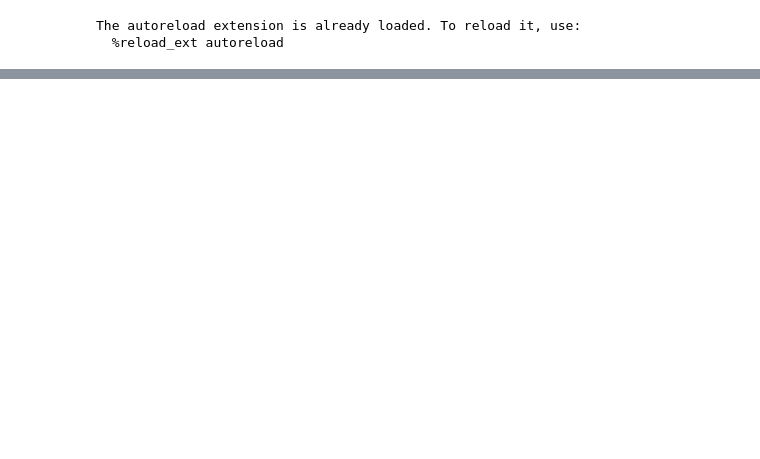
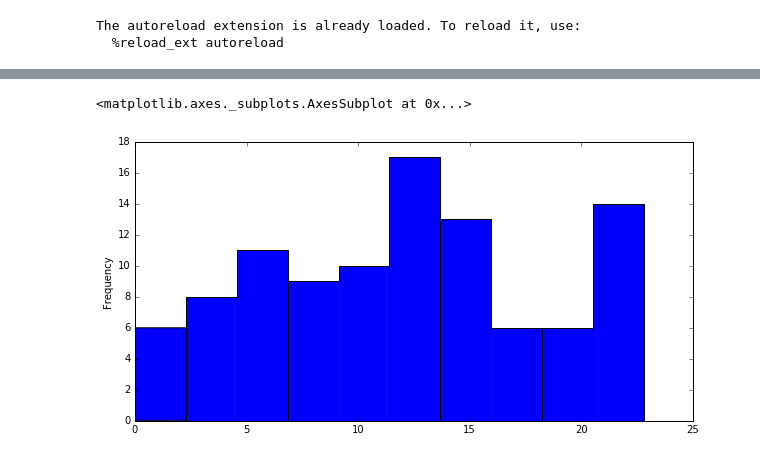
Before and after one commit to nitishAl/mlbootcamp, a Jupyter notebook: week2/week2.ipynb, the cells around one changed output, grey strips where cells are left out. Saved outputs shown, nothing was run; the diff lists cells and outputs as text; code cells hidden in the pictures; blank space fills up the shorter version.

```diff
--- a/week2/week2.ipynb
+++ b/week2/week2.ipynb
@@ -85,0 +97,5 @@ sample_data.value_counts().sort_index().plot.bar()
+# %%
+sample_data.plot.hist()
+# %% [output]
+<matplotlib.axes._subplots.AxesSubplot at 0x...>
+[figure, added]
```
Also changed, not shown: parts of 16 cells of this notebook.
